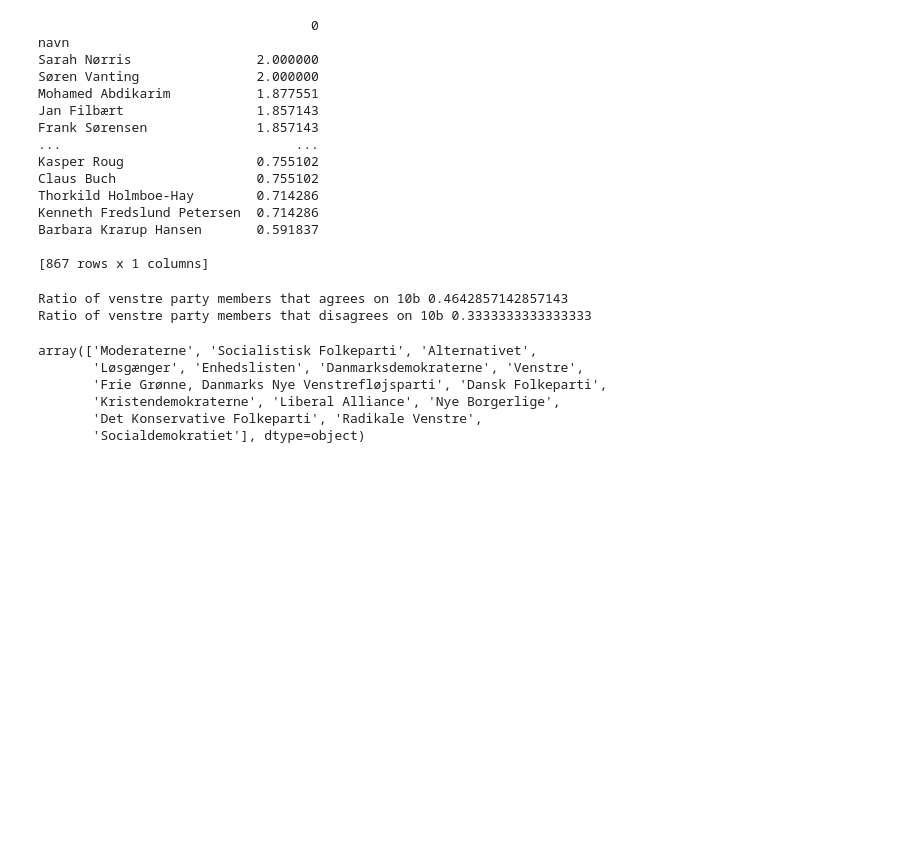
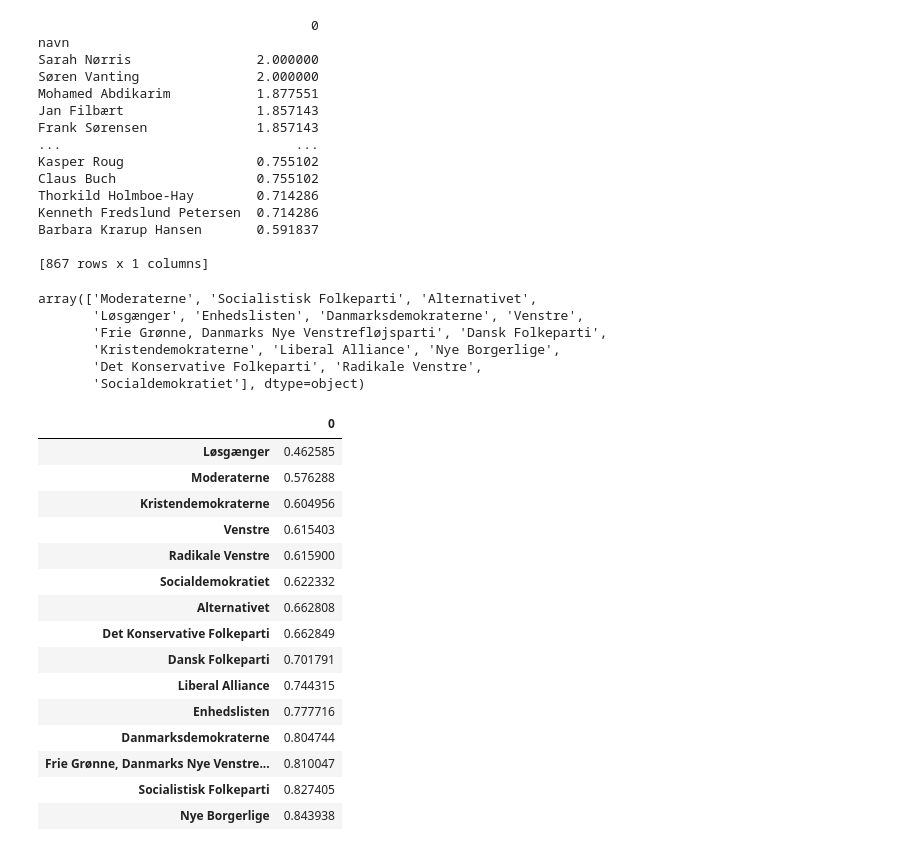
Before and after one commit to michaelbui99/mal-assignment-4, a Jupyter notebook: Assignment.ipynb, the cells around one changed output. Saved outputs shown, nothing was run; the diff lists cells and outputs as text; code cells hidden in the pictures; blank space fills up the shorter version.

```diff
--- a/Assignment.ipynb
+++ b/Assignment.ipynb
@@ -587,15 +587,12 @@ Barbara Krarup Hansen       0.591837
 
 [867 rows x 1 columns]
 # %%
-def get_intra_party_agree_disagree_ratio(question_id: str, party: str) -> (float, float):
-    all_data_df[[question_id, 'navn', party]].query(f"parti == '{party}'")
-    total_responses = all_data_df[[question_id, 'navn', party]].query(f"parti == '{party}'").shape[0]
-    agree_count = all_data_df[((all_data_df[question_id] > 0) & (all_data_df['parti'] == party))][[question_id, party, 'navn']].shape[0]
-    disagree_count = all_data_df[((all_data_df[question_id] < 0) & (all_data_df['parti'] == party))][[question_id, party, 'navn']].shape[0]
+def get_intra_party_agree_disagree_ratio_difference(question_id: str, party: str) -> (float, float):
+    all_data_df[[question_id, 'navn', 'parti']].query(f"parti == '{party}'")
+    total_responses = all_data_df[[question_id, 'navn', 'parti']].query(f"parti == '{party}'").shape[0]
+    agree_count = all_data_df[((all_data_df[question_id] > 0) & (all_data_df['parti'] == party))][[question_id, 'parti', 'navn']].shape[0]
+    disagree_count = all_data_df[((all_data_df[question_id] < 0) & (all_data_df['parti'] == party))][[question_id, 'parti', 'navn']].shape[0]
     agree_ratio = agree_count / total_responses
     disagree_ratio = disagree_count / total_responses
-    return agree_ratio, disagree_ratio
+    return abs(agree_ratio - disagree_ratio)
-# %% [output]
-Ratio of venstre party members that agrees on 10b 0.4642857142857143
-Ratio of venstre party members that disagrees on 10b 0.3333333333333333
 # %%
@@ -607,3 +604,40 @@ array(['Moderaterne', 'Socialistisk Folkeparti', 'Alternativet',
        'Kristendemokraterne', 'Liberal Alliance', 'Nye Borgerlige',
        'Det Konservative Folkeparti', 'Radikale Venstre',
        'Socialdemokratiet'], dtype=object)
+# %%
+parties = all_data_df['parti'].unique()
+mapping = { }
+
+for question in question_columns:
+    for party in parties:
+        diff = get_intra_party_agree_disagree_ratio_difference(question, party)
+        if party not in mapping:
+            mapping[party] = [diff]
+        else:
+            mapping[party].append(diff)
+
+# 400 members, 200 agree, 200 disagree -> 0 diff
+# 800 members, 700 agree, 100 0disagree -> 300
+
+agreement_score_df = pd.DataFrame()
+for party in mapping:
+    agreement_score_df[party] = np.array([np.array(mapping[party]).mean()])
+# agreement_score_df.sort_values(by="", axis=0, ascending=False)
+agreement_score_df.transpose().sort_values(by=0, axis=0, ascending=True)
+# %% [output]
+|  | 0 |
+| Løsgænger | 0.462585 |
+| Moderaterne | 0.576288 |
+| Kristendemokraterne | 0.604956 |
+| Venstre | 0.615403 |
+| Radikale Venstre | 0.615900 |
+| Socialdemokratiet | 0.622332 |
+| Alternativet | 0.662808 |
+| Det Konservative Folkeparti | 0.662849 |
+| Dansk Folkeparti | 0.701791 |
+| Liberal Alliance | 0.744315 |
+| Enhedslisten | 0.777716 |
+| Danmarksdemokraterne | 0.804744 |
+| Frie Grønne, Danmarks Nye Venstre... | 0.810047 |
+| Socialistisk Folkeparti | 0.827405 |
+| Nye Borgerlige | 0.843938 |
```
Also changed, not shown: parts of 4 cells of this notebook.
